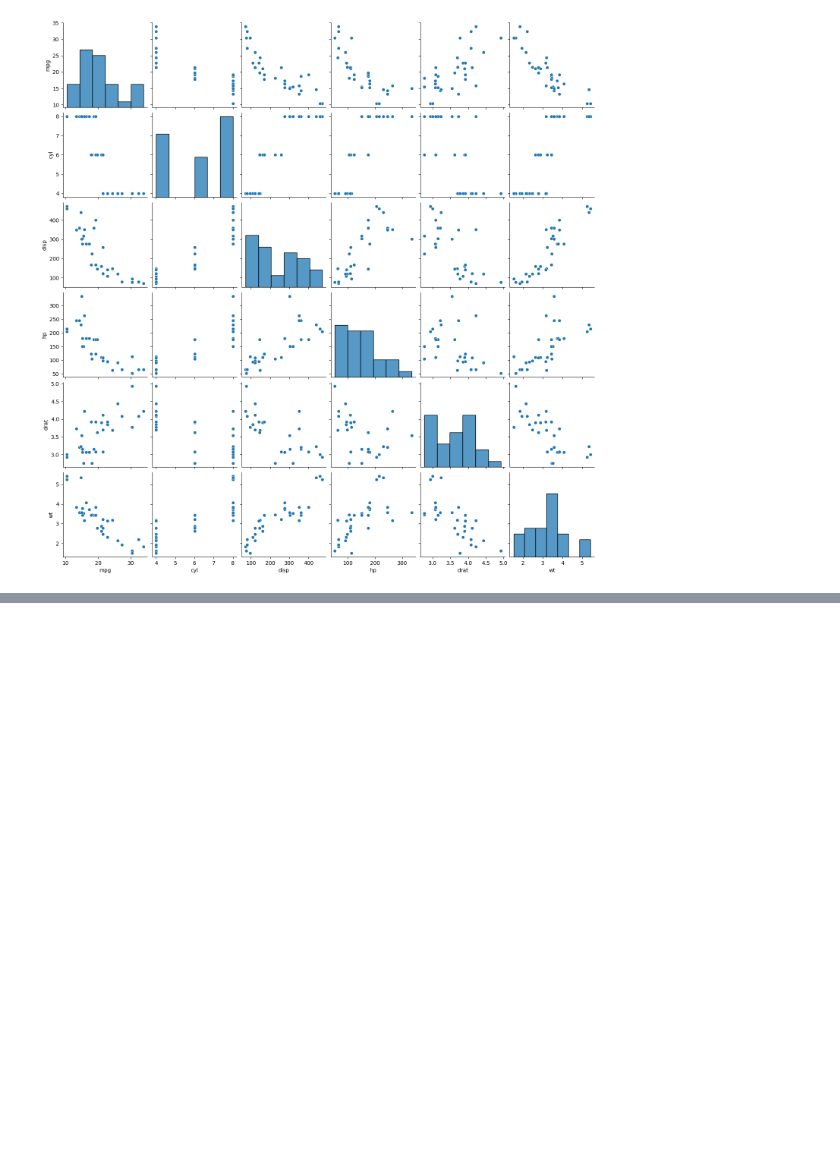
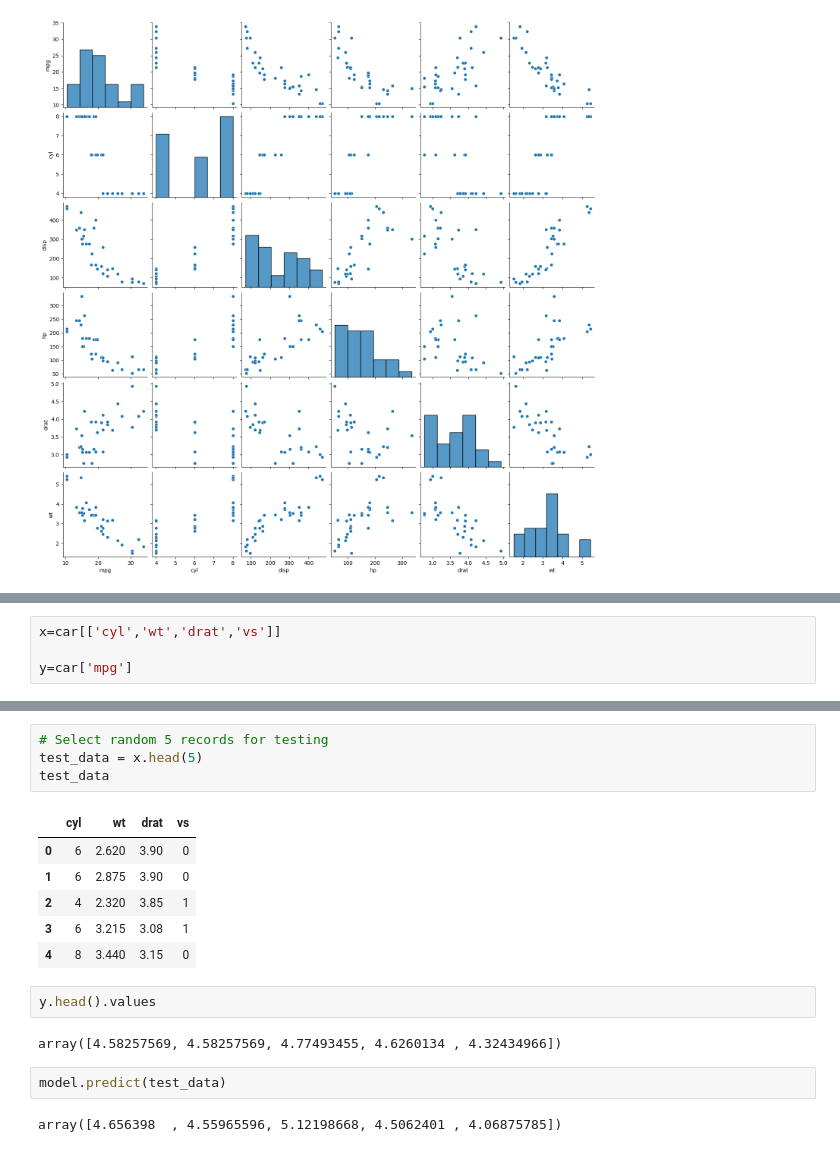
Before and after one commit to Tejasp9090/ML_Practice, a Jupyter notebook: multiLinear_Regression.ipynb, the cells around one changed output, grey strips where cells are left out. Saved outputs shown, nothing was run; the diff lists cells and outputs as text; blank space fills up the shorter version.

```diff
--- a/multiLinear_Regression.ipynb
+++ b/multiLinear_Regression.ipynb
@@ -56,0 +77,4 @@ sns.pairplot(data=car[['mpg', 'cyl', 'disp', 'hp', 'drat', 'wt']])
+# %%
+x=car[['cyl','wt','drat','vs']]
+
+y=car['mpg']
@@ -56,0 +93,19 @@ sns.pairplot(data=car[['mpg', 'cyl', 'disp', 'hp', 'drat', 'wt']])
+# %%
+# Select random 5 records for testing
+test_data = x.head(5)
+test_data
+# %% [output]
+|  | cyl | wt | drat | vs |
+| 0 | 6 | 2.620 | 3.90 | 0 |
+| 1 | 6 | 2.875 | 3.90 | 0 |
+| 2 | 4 | 2.320 | 3.85 | 1 |
+| 3 | 6 | 3.215 | 3.08 | 1 |
+| 4 | 8 | 3.440 | 3.15 | 0 |
+# %%
+y.head().values
+# %% [output]
+array([4.58257569, 4.58257569, 4.77493455, 4.6260134 , 4.32434966])
+# %%
+model.predict(test_data)
+# %% [output]
+array([4.656398  , 4.55965596, 5.12198668, 4.5062401 , 4.06875785])
```
Also changed, not shown: parts of 6 cells of this notebook.
